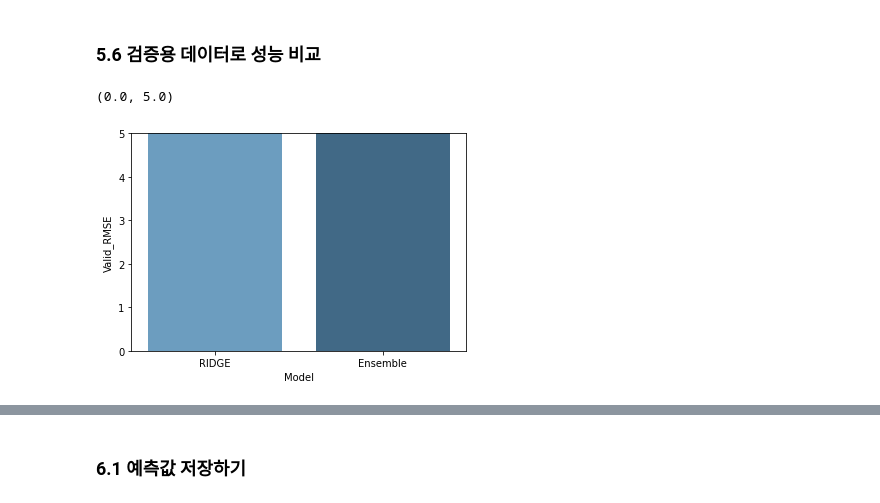
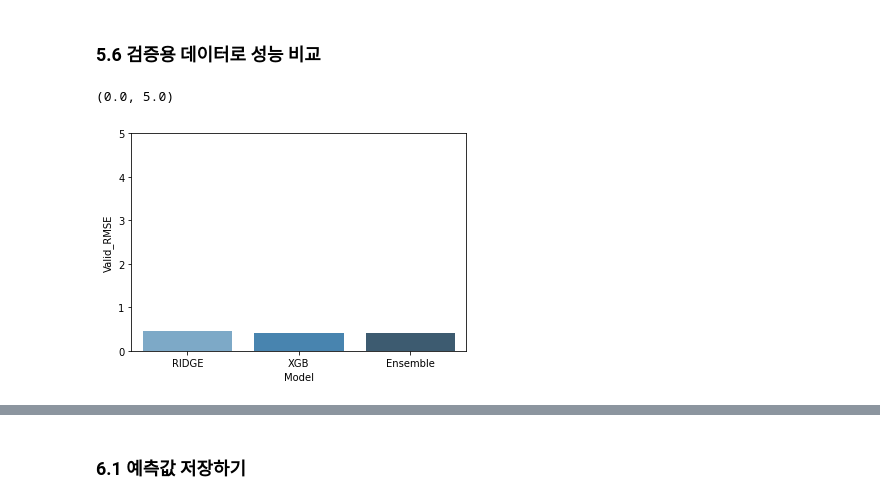
Before and after one commit to kimsangkyeong/kaggles, a Jupyter notebook: predictfutuersales.ipynb, the cells around one changed output, grey strips where cells are left out. Cells and saved outputs as stored; diff of their text form; code cells hidden in the pictures.

Commit message:
Kaggle Notebook | PredictFutuerSales | Version 11

```diff
--- a/predictfutuersales.ipynb
+++ b/predictfutuersales.ipynb
@@ -566,0 +557,2 @@ df_prep_train.head(5)
+# %%
+scaler = StandardScaler()
@@ -703,33 +893,45 @@ best_ridge = ridge_model.best_estimator_
 # best_rf = rf_model.best_estimator_
 
 # # 최적의 하이퍼파라미터로 학습된 XGBoost 모델을 저장합니다.
-# best_xgb = xgb_model.best_estimator_
+best_xgb = xgb_model.best_estimator_
 
 # 학습용 데이터셋의 타깃 변수 예측
 y_pred_tr_ridge = best_ridge.predict(x_ridge_train)
 # y_pred_tr_rf = best_rf.predict(x_rf_train)
-# y_pred_tr_xgb = best_xgb.predict(x_xgb_train)
+y_pred_tr_xgb = best_xgb.predict(x_xgb_train)
 
 # 검증용 데이터셋의 타깃 변수 예측
 y_pred_va_ridge = best_ridge.predict(x_ridge_valid)
 # y_pred_va_rf = best_rf.predict(x_rf_valid)
-# y_pred_va_xgb = best_xgb.predict(x_xgb_valid)
+y_pred_va_xgb = best_xgb.predict(x_xgb_valid)
 
 # 평가용 데이터셋의 타깃 변수 예측
 y_pred_te_ridge = best_ridge.predict(x_ridge_predict)
 # y_pred_te_rf = best_rf.predict(x_rf_predict)
-# y_pred_te_xgb = best_xgb.predict(x_xgb_predict)
+y_pred_te_xgb = best_xgb.predict(x_xgb_predict)
 
 # 앙상블 모형의 학습 및 검증 데이터에 대한 타깃 변수 예측
-# y_pred_tr_en1= np.mean([y_pred_tr_ridge, y_pred_tr_xgb], axis=0)
-# y_pred_va_en1= np.mean([y_pred_va_ridge, y_pred_va_xgb], axis=0)
-# y_pred_te_en1= np.mean([y_pred_te_ridge, y_pred_te_xgb], axis=0)
+# y_pred_tr_en= np.mean([y_pred_tr_ridge, y_pred_tr_xgb], axis=0)
+# y_pred_va_en= np.mean([y_pred_va_ridge, y_pred_va_xgb], axis=0)
+# y_pred_te_en= np.mean([y_pred_te_ridge, y_pred_te_xgb], axis=0)
 # y_pred_tr_en1= np.mean([y_pred_tr_ridge, y_pred_tr_rf], axis=0)
 # y_pred_va_en1= np.mean([y_pred_va_ridge, y_pred_va_rf], axis=0)
 # y_pred_te_en1= np.mean([y_pred_te_ridge, y_pred_te_rf], axis=0)
 
-print(f'en  : y_pred_tr_ridge, y_pred_tr_xgb')
-print(f'en1 : y_pred_tr_ridge, y_pred_tr_rf')
+# print(f'en  : y_pred_tr_ridge, y_pred_tr_xgb')
+# print(f'en1 : y_pred_tr_ridge, y_pred_tr_rf')
+
+# ensenble 모델 처리 함수  : 0.5, 0.5
+#change_work += 'Combined_model : ridge * 0.4 + xgb * 0.6 '
+# change_work += 'Combined_model : ridge * 0.6 + xgb * 0.4 '
+change_work += 'Combined_model : ridge * 0.5 + xgb * 0.5 '
+def combined_models(rx, xgbx):
+    return ((0.5 * best_ridge.predict(rx)) +
+            (0.5 * best_xgb.predict(xgbx))
+           )
+y_pred_tr_en= combined_models(x_ridge_train  , x_xgb_train)
+y_pred_va_en= combined_models(x_ridge_valid  , x_xgb_valid)
+y_pred_te_en= combined_models(x_ridge_predict, x_xgb_predict)
 
 # ensenble 모델 처리 함수  : 0.5, 0.1, 0.4  => 0.12762
 # def combined_models(rx, rfx, xgbx):
@@ -750,6 +952,3 @@ print(f'en1 : y_pred_tr_ridge, y_pred_tr_rf')
 # y_pred_tr_en= combined_models(x_ridge_train  , x_rf_train  , x_xgb_train, x_stack_train)
 # y_pred_va_en= combined_models(x_ridge_valid  , x_rf_valid  , x_xgb_valid, x_stack_valid)
 # y_pred_te_en= combined_models(x_ridge_predict, x_rf_predict, x_xgb_predict, x_stack_predict)
-y_pred_tr_en= y_pred_tr_ridge
-y_pred_va_en= y_pred_va_ridge
-y_pred_te_en= y_pred_te_ridge
@@ -760,14 +956,14 @@ en1 : y_pred_tr_ridge, y_pred_tr_rf
 # 학습 데이터셋의 RMSE 계산
 rmse_tr_ridge = rmse(y_ridge_train, y_pred_tr_ridge)
 # rmse_tr_rf = rmse(y_rf_train, y_pred_tr_rf)
-# rmse_tr_xgb = rmse(y_xgb_train, y_pred_tr_xgb)
+rmse_tr_xgb = rmse(y_xgb_train, y_pred_tr_xgb)
 rmse_tr_en = rmse(y_ridge_train, y_pred_tr_en)
 # rmse_tr_en1 = rmse(y_rf_train, y_pred_tr_en1)
 
 # 검증 데이터셋의 RMSE 계산
 rmse_va_ridge = rmse(y_ridge_valid, y_pred_va_ridge)
 # rmse_va_rf = rmse(y_rf_valid, y_pred_va_rf)
-# rmse_va_xgb = rmse(y_xgb_valid, y_pred_va_xgb)
+rmse_va_xgb = rmse(y_xgb_valid, y_pred_va_xgb)
 rmse_va_en = rmse(y_ridge_valid, y_pred_va_en)
 # rmse_va_en1 = rmse(y_rf_valid, y_pred_va_en1)
 
@@ -778,6 +974,8 @@ data = {
     'Work'                : [change_work],
     'RIDGE Train RSME'    : [round(rmse_tr_ridge, 4)],
     'RIDGE valid RSME'    : [round(rmse_va_ridge, 4)],
+    'XGB Train RSME'      : [round(rmse_tr_xgb, 4)],
+    'XGB valid RSME'      : [round(rmse_va_xgb, 4)],
     'RIDGE+XGB Train RSME': [round(rmse_tr_en, 4)],
     'RIDGE+XGB valid RSME': [round(rmse_va_en, 4)]
 }
@@ -807,14 +1008,14 @@ df_results
 # %%
 # rmse_valid = [rmse_va_ridge, rmse_va_rf, rmse_va_xgb, rmse_va_en]
 # recap_model = ['RIDGE', 'RF', 'XGB', 'Ensemble']
-rmse_valid = [rmse_va_ridge, rmse_va_en]
-recap_model = ['RIDGE', 'Ensemble']
+rmse_valid = [rmse_va_ridge, rmse_va_xgb, rmse_va_en]
+recap_model = ['RIDGE', 'XGB', 'Ensemble']
 df_recap = pd.DataFrame({'Model': recap_model, 'Valid_RMSE' : rmse_valid})
 ax = sns.barplot(x='Model', y='Valid_RMSE', data=df_recap, palette="Blues_d")
 ax.set_ylim([0, 5])
 # %% [output]
 (0.0, 5.0)
-[figure, old version]
+[figure, new version]
 # %%
 utils.plot_error('Ridge '+ str(trynum), y_ridge_valid, y_pred_va_ridge)
 utils.plot_error('Ensenble ' + str(trynum), y_ridge_valid, y_pred_va_en)
```
Also changed, not shown: parts of 83 cells of this notebook.
